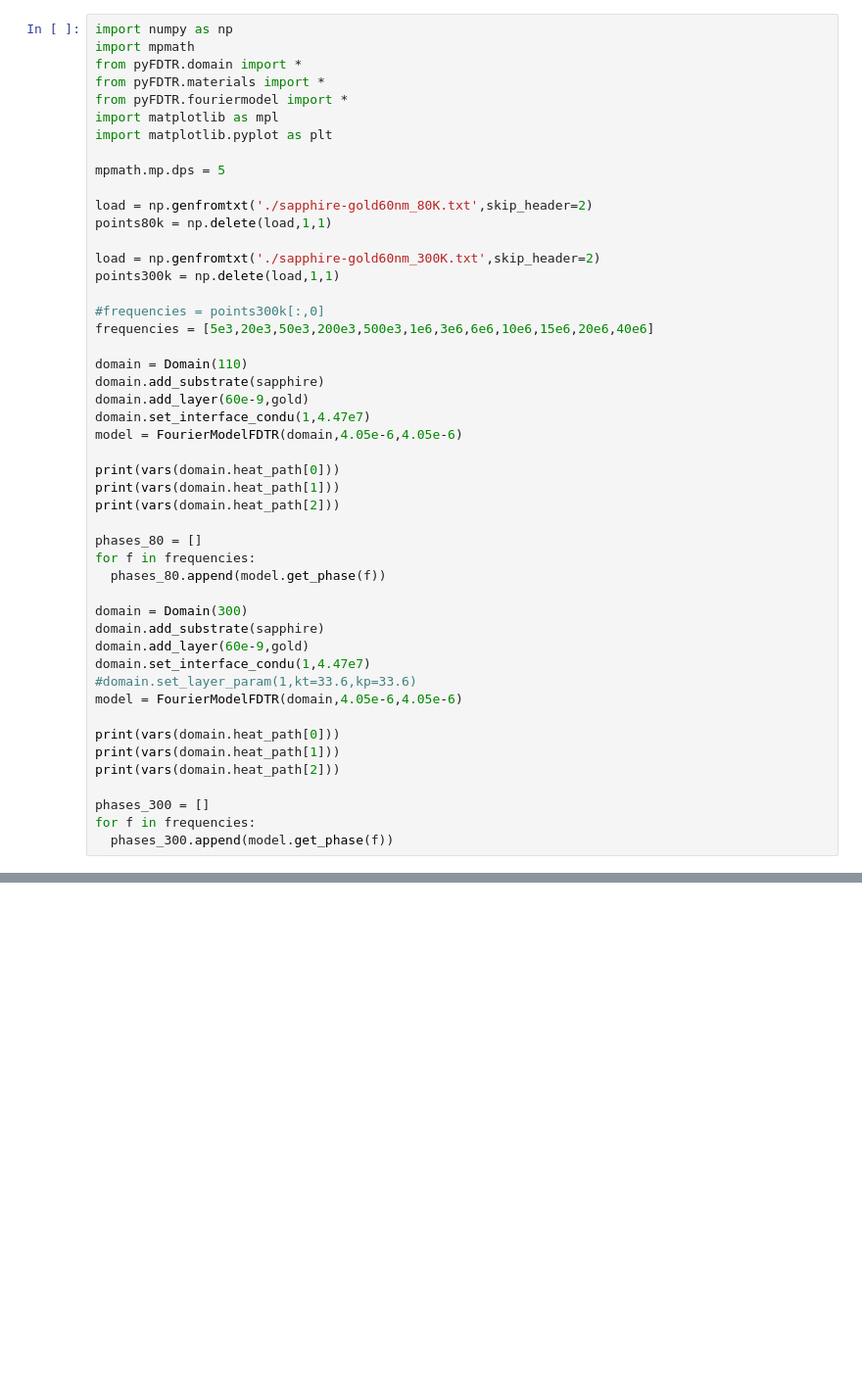
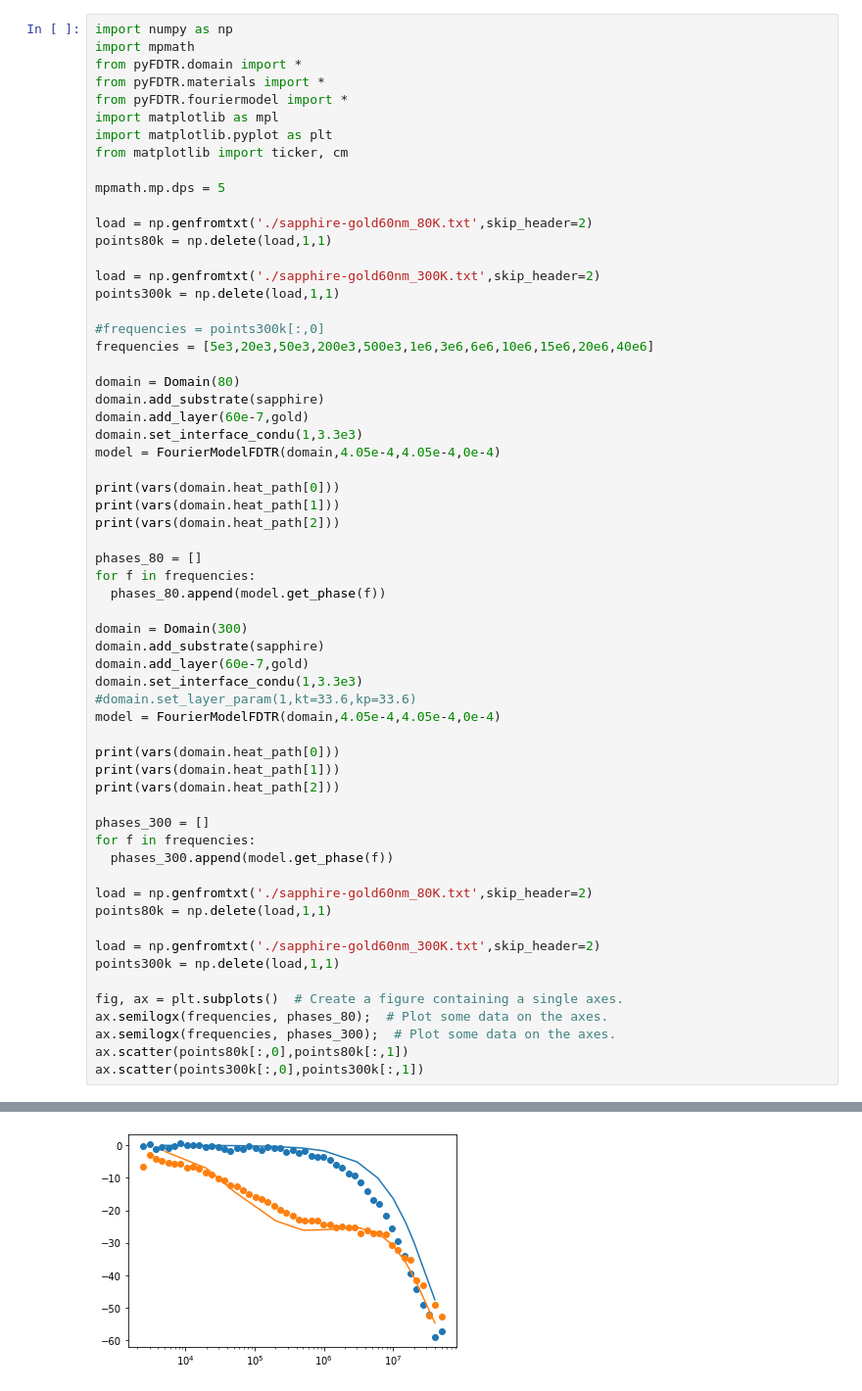
Before and after one commit to marcelclaro/FDTR, a Jupyter notebook: notebook.ipynb, the cells around one changed output, grey strips where cells are left out. Shown: that part at 98% size. Drawn from its saved outputs; the diff is of its cells as text; blank space fills up the shorter version.

```diff
--- a/notebook.ipynb
+++ b/notebook.ipynb
@@ -6,6 +6,7 @@ from pyFDTR.materials import *
 from pyFDTR.fouriermodel import *
 import matplotlib as mpl
 import matplotlib.pyplot as plt
+from matplotlib import ticker, cm
 
 mpmath.mp.dps = 5
 
@@ -18,11 +19,11 @@ points300k = np.delete(load,1,1)
 #frequencies = points300k[:,0]
 frequencies = [5e3,20e3,50e3,200e3,500e3,1e6,3e6,6e6,10e6,15e6,20e6,40e6]
 
-domain = Domain(110)
+domain = Domain(80)
 domain.add_substrate(sapphire)
-domain.add_layer(60e-9,gold)
-domain.set_interface_condu(1,4.47e7)
-model = FourierModelFDTR(domain,4.05e-6,4.05e-6)
+domain.add_layer(60e-7,gold)
+domain.set_interface_condu(1,3.3e3)
+model = FourierModelFDTR(domain,4.05e-4,4.05e-4,0e-4)
 
 print(vars(domain.heat_path[0]))
 print(vars(domain.heat_path[1]))
@@ -34,10 +35,10 @@ for f in frequencies:
 
 domain = Domain(300)
 domain.add_substrate(sapphire)
-domain.add_layer(60e-9,gold)
-domain.set_interface_condu(1,4.47e7)
+domain.add_layer(60e-7,gold)
+domain.set_interface_condu(1,3.3e3)
 #domain.set_layer_param(1,kt=33.6,kp=33.6)
-model = FourierModelFDTR(domain,4.05e-6,4.05e-6)
+model = FourierModelFDTR(domain,4.05e-4,4.05e-4,0e-4)
 
 print(vars(domain.heat_path[0]))
 print(vars(domain.heat_path[1]))
@@ -46,4 +47,16 @@ print(vars(domain.heat_path[2]))
 phases_300 = []
 for f in frequencies:
   phases_300.append(model.get_phase(f))
+
+load = np.genfromtxt('./sapphire-gold60nm_80K.txt',skip_header=2)
+points80k = np.delete(load,1,1)
+
+load = np.genfromtxt('./sapphire-gold60nm_300K.txt',skip_header=2)
+points300k = np.delete(load,1,1)
+
+fig, ax = plt.subplots()  # Create a figure containing a single axes.
+ax.semilogx(frequencies, phases_80);  # Plot some data on the axes.
+ax.semilogx(frequencies, phases_300);  # Plot some data on the axes.
+ax.scatter(points80k[:,0],points80k[:,1])
+ax.scatter(points300k[:,0],points300k[:,1])
 # %% [output]
@@ -55,0 +70 @@ for f in frequencies:
+[figure, added]
```
Also changed, not shown: parts of 7 cells of this notebook, 14 other files.
